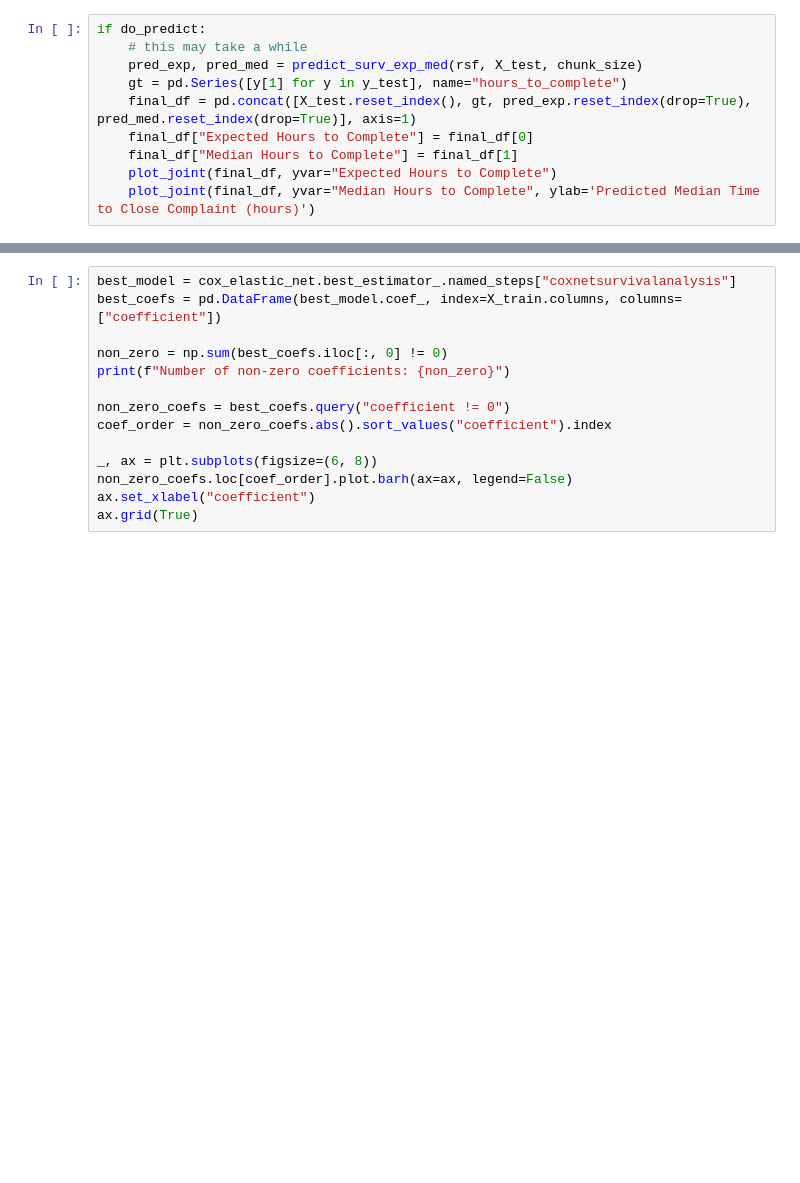
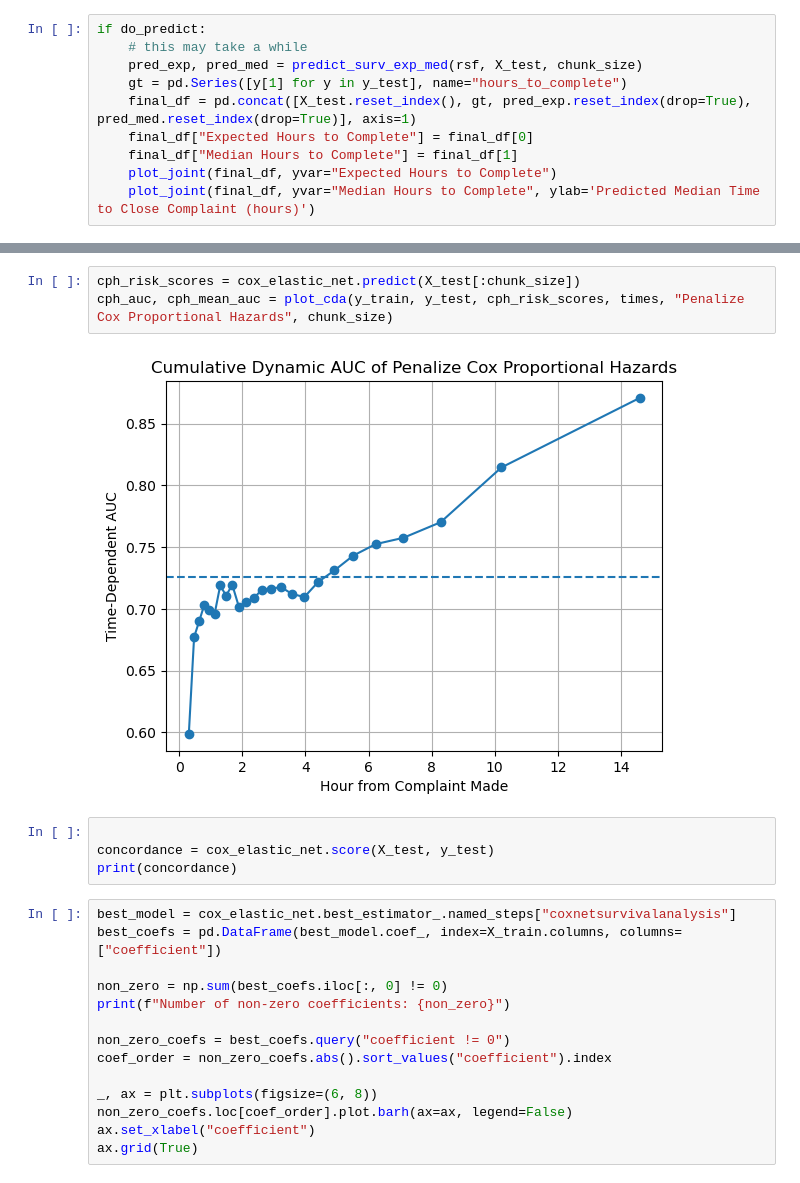
Before and after one commit to jamorr/Capstone, a Jupyter notebook: src/final.ipynb, the cells around one changed output, grey strips where cells are left out. Saved outputs shown, nothing was run; the diff lists cells and outputs as text; blank space fills up the shorter version.

```diff
--- a/src/final.ipynb
+++ b/src/final.ipynb
@@ -321,3 +335,12 @@ plt.grid(True)
+# %%
+cph_risk_scores = cox_elastic_net.predict(X_test[:chunk_size])
+cph_auc, cph_mean_auc = plot_cda(y_train, y_test, cph_risk_scores, times, "Penalize Cox Proportional Hazards", chunk_size)
+# %% [output]
+[figure, added]
+# %%
+
+concordance = cox_elastic_net.score(X_test, y_test)
+print(concordance)
 # %%
 best_model = cox_elastic_net.best_estimator_.named_steps["coxnetsurvivalanalysis"]
 best_coefs = pd.DataFrame(best_model.coef_, index=X_train.columns, columns=["coefficient"])
```
Also changed, not shown: parts of 19 cells of this notebook, 17 other files.
